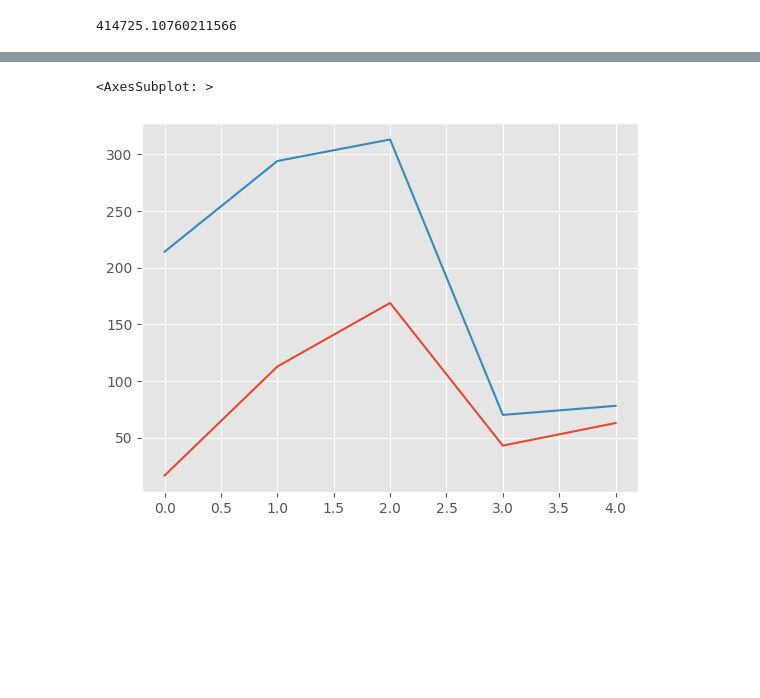
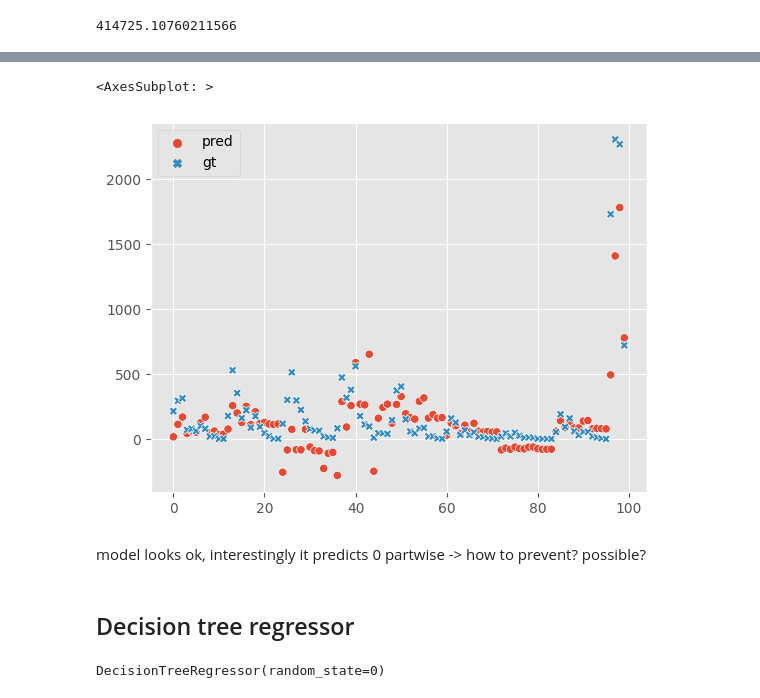
Before and after one commit to MarcelRosier/bdp_project, a Jupyter notebook: mental_health/suicide_models.ipynb, the cells around one changed output, grey strips where cells are left out. Drawn from its saved outputs; the diff is of its cells as text; code cells hidden in the pictures; blank space fills up the shorter version.

Commit message:
- added dtr model and small comparison to linear

```diff
--- a/mental_health/suicide_models.ipynb
+++ b/mental_health/suicide_models.ipynb
@@ -97,14 +82,18 @@ array([ 1.65639918e+01,  1.12670127e+02,  1.68770265e+02,  4.29210133e+01,
 # %%
 # look at an example
 # X_test_std[:2,:]
-pred = linear_model.predict(X_test_std[:5,:])
+linear_pred = linear_model.predict(X_test_std)
+n_samples = 100
 pred_df = pd.DataFrame({
-    'pred' : pred,
-    'gt': Y_test[:5]
+    'pred' : linear_pred[:n_samples],
+    'gt': Y_test[:n_samples]
 })
-sns.lineplot(pred)
-sns.lineplot(Y_test[:5])
+sns.scatterplot(pred_df, markers=True)
+# sns.lineplot(pred)
+# sns.lineplot(Y_test[:5])
 # X_test.shape
 # %% [output]
 <AxesSubplot: >
-[figure, old version]
+[figure, new version]
+# %% [markdown]
+model looks ok, interestingly it predicts 0 partwise -> how to prevent? possible?
@@ -110,0 +103,13 @@ sns.lineplot(Y_test[:5])
+# %% [markdown]
+## Decision tree regressor
+# %%
+# import the regressor
+from sklearn.tree import DecisionTreeRegressor
+
+# create a regressor object
+dtr_model = DecisionTreeRegressor(random_state = 0)
+
+# fit the regressor with X and Y data
+dtr_model.fit(X_train_std, Y_train)
+# %% [output]
+DecisionTreeRegressor(random_state=0)
```
Also changed, not shown: parts of 6 cells of this notebook.
